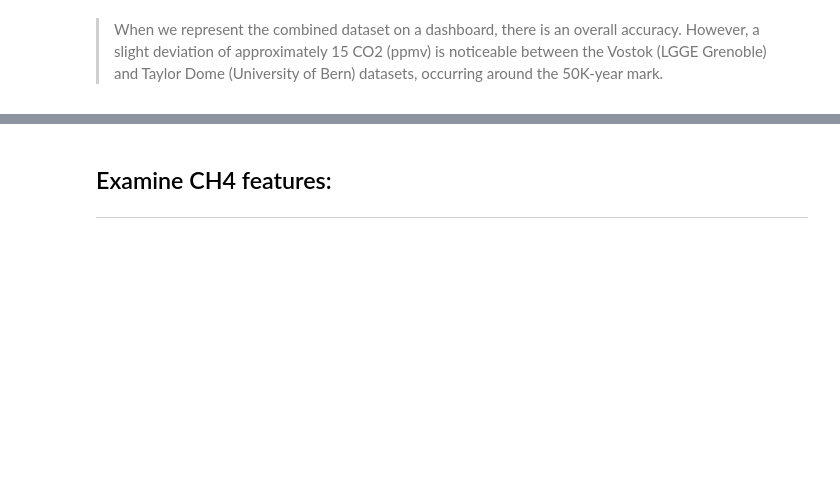
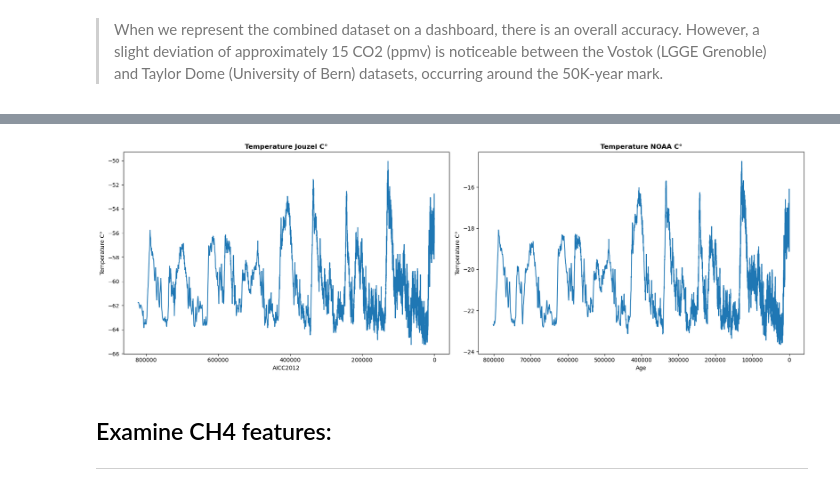
Before and after one commit to yimak/Programming_for_DA_project_2, a Jupyter notebook: project.ipynb, the cells around one changed output, grey strips where cells are left out. Drawn from its saved outputs; the diff is of its cells as text; code cells hidden in the pictures; blank space fills up the shorter version.

```diff
--- a/project.ipynb
+++ b/project.ipynb
@@ -230,3 +258,43 @@ plt.gca().invert_xaxis()
+# %%
+import pandas as pd
+import matplotlib.pyplot as plt
+
+
+temp_noaa = pd.read_csv('files/Temperature NOAA to celsius.csv')
+temp_jouzel = pd.read_csv('files/Temperature Jouzel to celsius.csv')
+
+temp_jouzel['AICC2012'] = temp_jouzel['AICC2012']
+
+x1Points = temp_jouzel['AICC2012']
+x2Points = temp_noaa['Age']
+
+y1Points = temp_jouzel['temp_celsius']
+y2Points = temp_noaa['temp_celsius']
+
+plt.figure(figsize=(18, 6))
+
+#plot Jouzel:
+#1 represents the number of rows, 2 the number of columns & index the position of the subplot
+
+plt.subplot(1, 2, 1)
+plt.plot(x1Points, y1Points)
+plt.title("Temperature Jouzel C°",fontweight="bold")
+plt.xlabel('AICC2012')
+plt.ylabel('Temperature C°')
+plt.gca().invert_xaxis()
+
+#plot NOAA:
+plt.subplot(1, 2, 2)
+plt.plot(x2Points, y2Points)
+plt.title("Temperature NOAA C°",fontweight="bold")
+plt.xlabel('Age')
+plt.ylabel('Temperature C°')
+plt.gca().invert_xaxis()
+
+
+plt.tight_layout()
+# %% [output]
+[figure, added]
 # %% [markdown]
 ## Examine CH4 features:
 ----------------------------------------------------------
```
Also changed, not shown: parts of 15 cells of this notebook, 7 other files.
